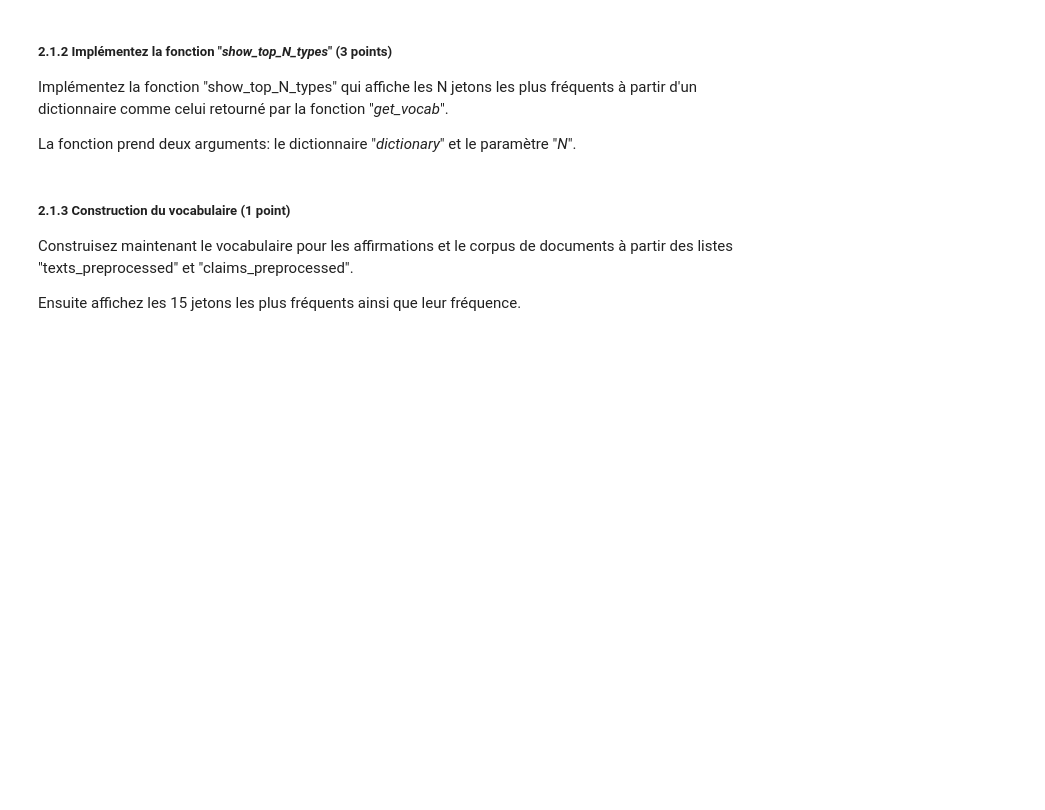
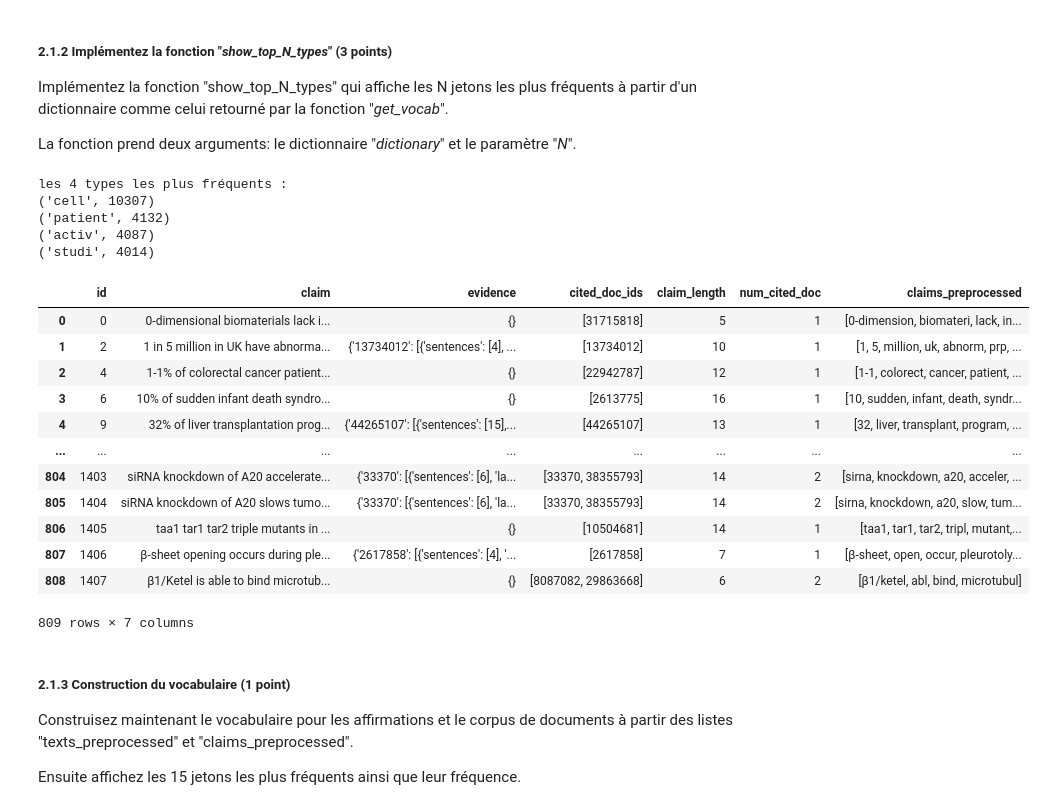
Before and after one commit to mohamedali05/TP_INF8460, a Jupyter notebook: INF8460_A24_TP1_Enonce╠ü.ipynb, the cells around one changed output. Saved outputs shown, nothing was run; the diff lists cells and outputs as text; code cells hidden in the pictures; blank space fills up the shorter version.

```diff
--- a/INF8460_A24_TP1_Enonce╠ü.ipynb
+++ b/INF8460_A24_TP1_Enonce╠ü.ipynb
@@ -604,3 +607,37 @@ La fonction prend deux arguments: le dictionnaire "_dictionary_" et le paramètr
+# %%
+# TODO
+def show_top_N_types(dictionnary , N) :
+    top_types = sorted(dictionnary.items(), key=lambda item: item[1] , reverse=True )[:N]
+    print(f'les {N} types les plus fréquents :')
+    for type in top_types :
+        print(type)
+
+
+
+show_top_N_types(dict , 4)
+# END TODO
+# %% [output]
+les 4 types les plus fréquents :
+('cell', 10307)
+('patient', 4132)
+('activ', 4087)
+('studi', 4014)
+# %%
+df_claims
+# %% [output]
+|  | id | claim | evidence | cited_doc_ids | claim_length | num_cited_doc | claims_preprocessed |
+| 0 | 0 | 0-dimensional biomaterials lack i... | {} | [31715818] | 5 | 1 | [0-dimension, biomateri, lack, in... |
+| 1 | 2 | 1 in 5 million in UK have abnorma... | {'13734012': [{'sentences': [4], ... | [13734012] | 10 | 1 | [1, 5, million, uk, abnorm, prp, ... |
+| 2 | 4 | 1-1% of colorectal cancer patient... | {} | [22942787] | 12 | 1 | [1-1, colorect, cancer, patient, ... |
+| 3 | 6 | 10% of sudden infant death syndro... | {} | [2613775] | 16 | 1 | [10, sudden, infant, death, syndr... |
+| 4 | 9 | 32% of liver transplantation prog... | {'44265107': [{'sentences': [15],... | [44265107] | 13 | 1 | [32, liver, transplant, program, ... |
+| ... | ... | ... | ... | ... | ... | ... | ... |
+| 804 | 1403 | siRNA knockdown of A20 accelerate... | {'33370': [{'sentences': [6], 'la... | [33370, 38355793] | 14 | 2 | [sirna, knockdown, a20, acceler, ... |
+| 805 | 1404 | siRNA knockdown of A20 slows tumo... | {'33370': [{'sentences': [6], 'la... | [33370, 38355793] | 14 | 2 | [sirna, knockdown, a20, slow, tum... |
+| 806 | 1405 | taa1 tar1 tar2 triple mutants in ... | {} | [10504681] | 14 | 1 | [taa1, tar1, tar2, tripl, mutant,... |
+| 807 | 1406 | β-sheet opening occurs during ple... | {'2617858': [{'sentences': [4], '... | [2617858] | 7 | 1 | [β-sheet, open, occur, pleurotoly... |
+| 808 | 1407 | β1/Ketel is able to bind microtub... | {} | [8087082, 29863668] | 6 | 2 | [β1/ketel, abl, bind, microtubul] |
+809 rows × 7 columns
 # %% [markdown]
 ##### 2.1.3 Construction du vocabulaire (1 point)
 
```
Also changed, not shown: parts of 10 cells of this notebook.
